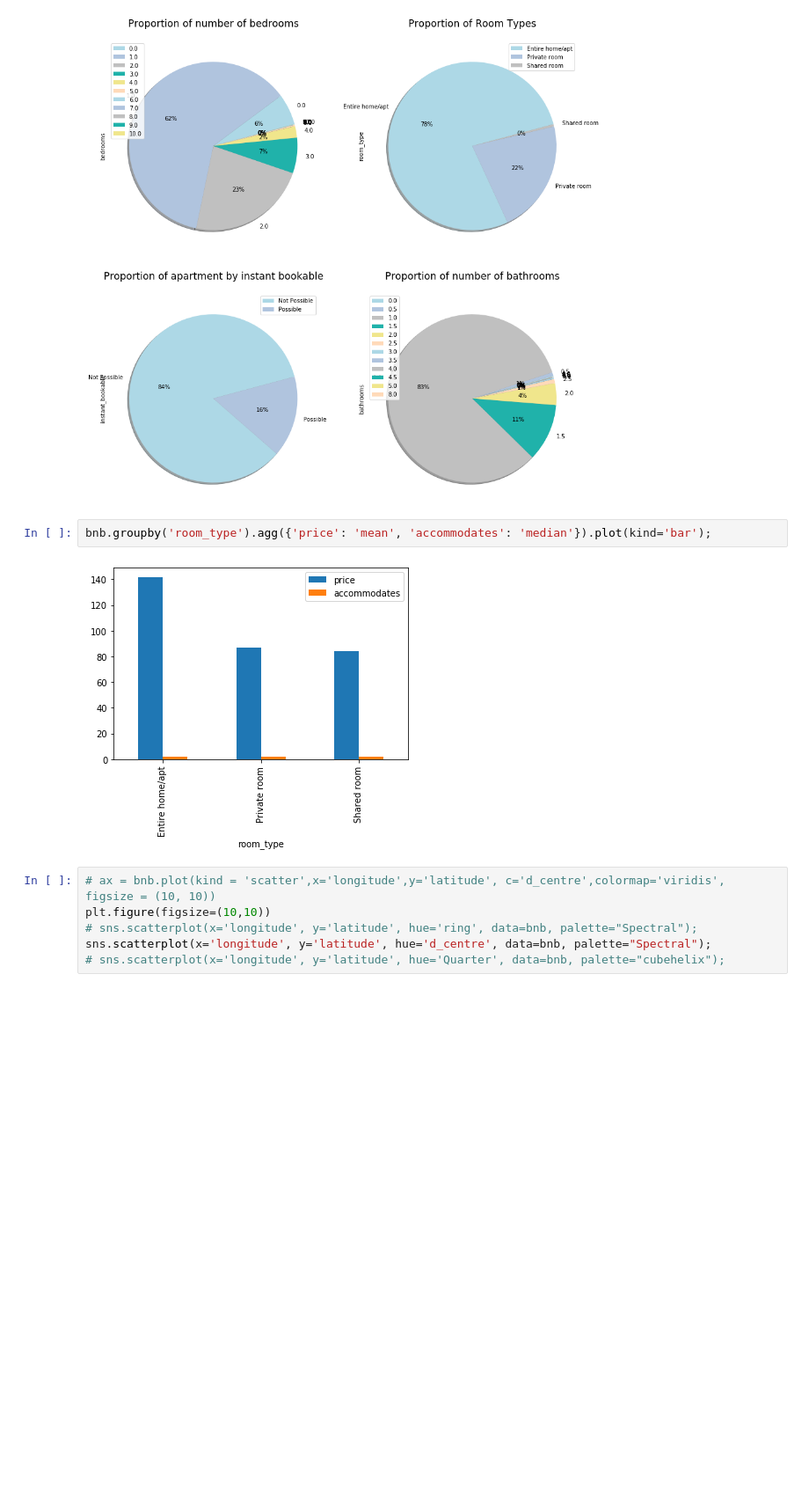
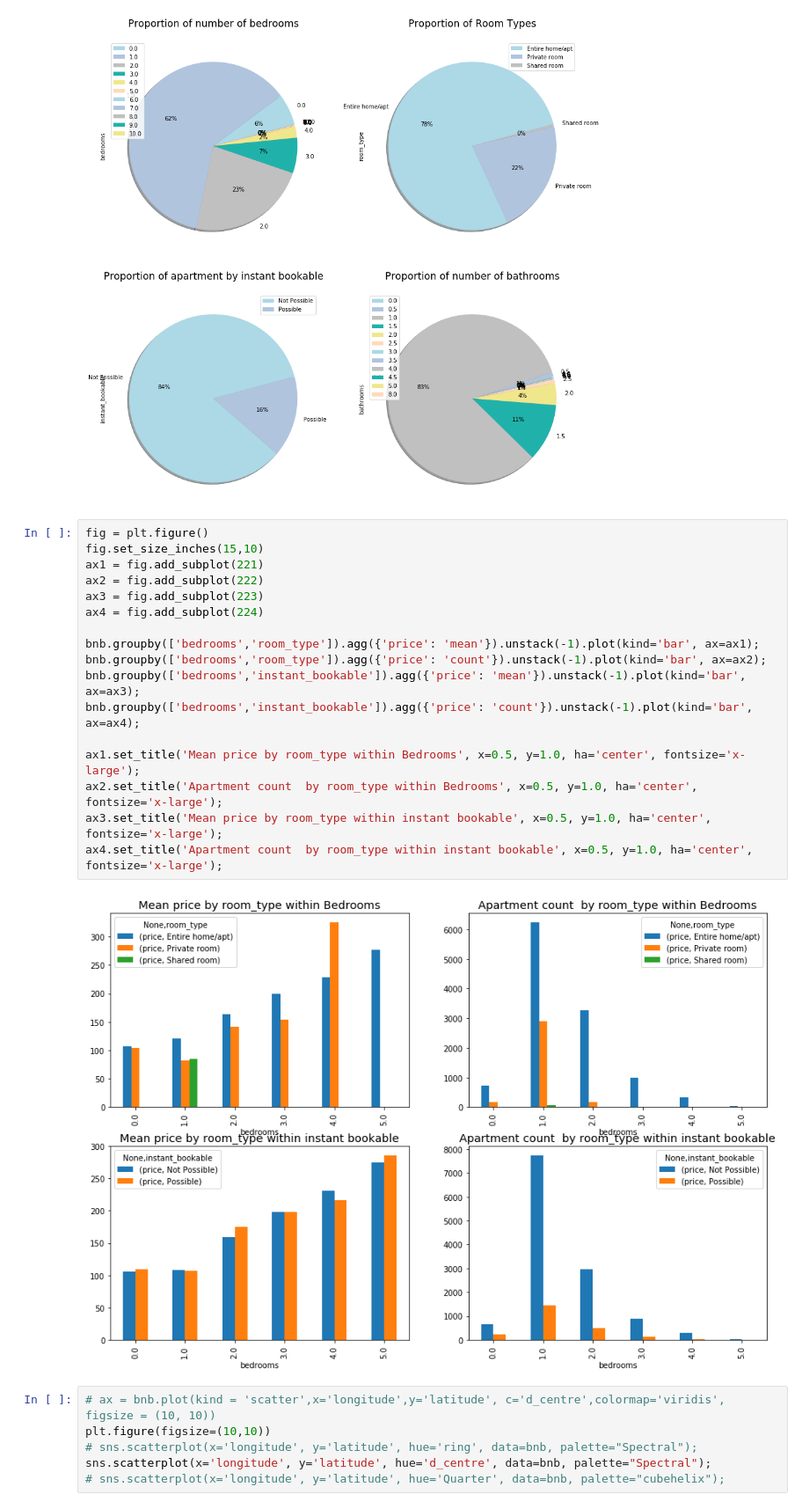
Before and after one commit to orbenishay/Regression-Project, a Jupyter notebook: Amsterdam3.ipynb, the cells around one changed output. Shown at 88% size. Cells and saved outputs as stored; diff of their text form; blank space fills up the shorter version.

```diff
--- a/Amsterdam3.ipynb
+++ b/Amsterdam3.ipynb
@@ -348,10 +317,25 @@ ax3.set_title('Proportion of apartment by instant bookable', x=0.5, y=1.05, ha='
 ax4.set_title('Proportion of number of bathrooms', x=0.5, y=1.05, ha='center', fontsize='xx-large');
 # %% [output]
 [figure]
-# %%
-bnb.groupby('room_type').agg({'price': 'mean', 'accommodates': 'median'}).plot(kind='bar');
-# %% [output]
-[figure, removed]
+# %%
+fig = plt.figure()
+fig.set_size_inches(15,10)
+ax1 = fig.add_subplot(221)
+ax2 = fig.add_subplot(222)
+ax3 = fig.add_subplot(223)
+ax4 = fig.add_subplot(224)
+
+bnb.groupby(['bedrooms','room_type']).agg({'price': 'mean'}).unstack(-1).plot(kind='bar', ax=ax1);
+bnb.groupby(['bedrooms','room_type']).agg({'price': 'count'}).unstack(-1).plot(kind='bar', ax=ax2);
+bnb.groupby(['bedrooms','instant_bookable']).agg({'price': 'mean'}).unstack(-1).plot(kind='bar', ax=ax3);
+bnb.groupby(['bedrooms','instant_bookable']).agg({'price': 'count'}).unstack(-1).plot(kind='bar', ax=ax4);
+
+ax1.set_title('Mean price by room_type within Bedrooms', x=0.5, y=1.0, ha='center', fontsize='x-large');
+ax2.set_title('Apartment count  by room_type within Bedrooms', x=0.5, y=1.0, ha='center', fontsize='x-large');
+ax3.set_title('Mean price by room_type within instant bookable', x=0.5, y=1.0, ha='center', fontsize='x-large');
+ax4.set_title('Apartment count  by room_type within instant bookable', x=0.5, y=1.0, ha='center', fontsize='x-large');
+# %% [output]
+[figure, added]
 # %%
 # ax = bnb.plot(kind = 'scatter',x='longitude',y='latitude', c='d_centre',colormap='viridis', figsize = (10, 10))
 plt.figure(figsize=(10,10))
```
Also changed, not shown: parts of 14 cells of this notebook.
